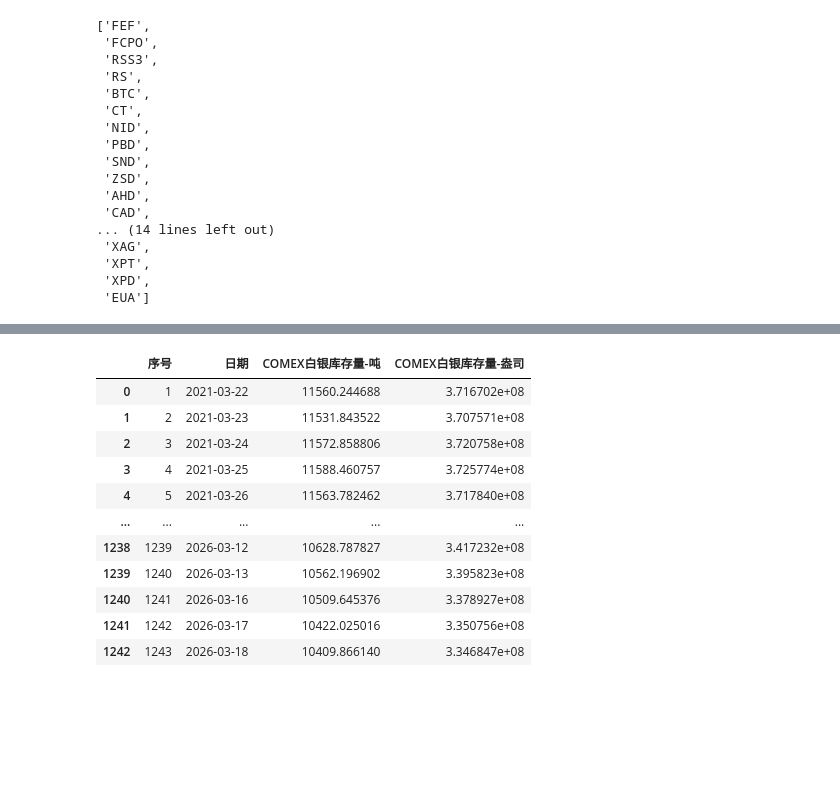
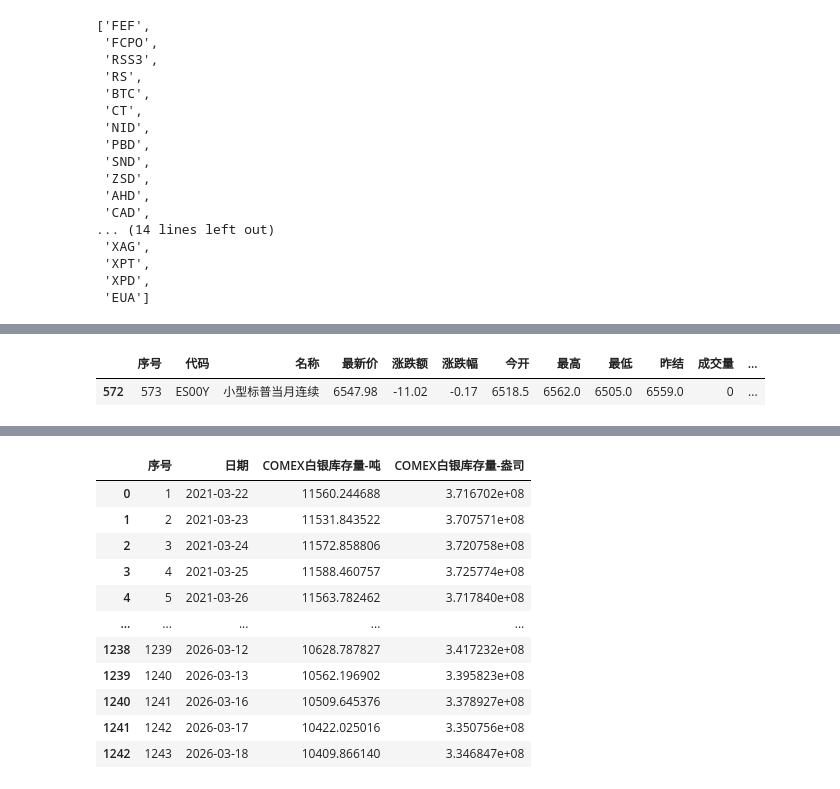
Before and after one commit to u588/app, a Jupyter notebook: AiStock/数据接口AK.ipynb, the cells around one changed output, grey strips where cells are left out. Saved outputs shown, nothing was run; the diff lists cells and outputs as text; code cells hidden in the pictures; blank space fills up the shorter version.

```diff
--- a/AiStock/数据接口AK.ipynb
+++ b/AiStock/数据接口AK.ipynb
@@ -143,2 +126,2 @@ spot[spot['代码'].str.startswith('GC')]
 # %%
-spot
+spot['code'] = spot['代码'].str.extract(r'^([A-Za-z]+)')
@@ -158,0 +128,5 @@ spot
+# %%
+spot.groupby('code').get_group('ES')
+# %% [output]
+|  | 序号 | 代码 | 名称 | 最新价 | 涨跌额 | 涨跌幅 | 今开 | 最高 | 最低 | 昨结 | 成交量 | ... |
+| 572 | 573 | ES00Y | 小型标普当月连续 | 6547.98 | -11.02 | -0.17 | 6518.5 | 6562.0 | 6505.0 | 6559.0 | 0 | ... |
```
Also changed, not shown: parts of 9 cells of this notebook.
